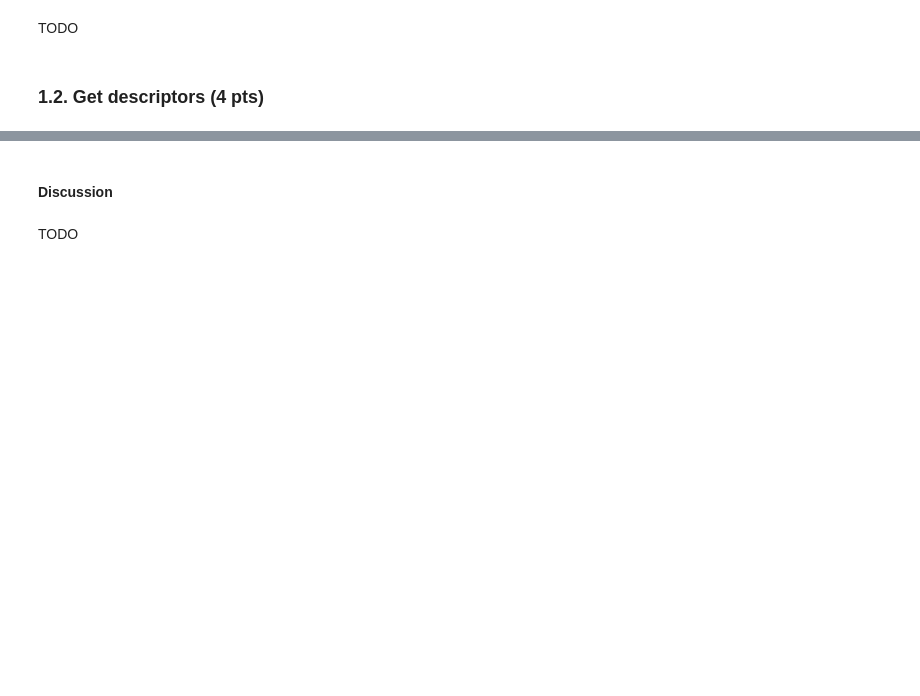
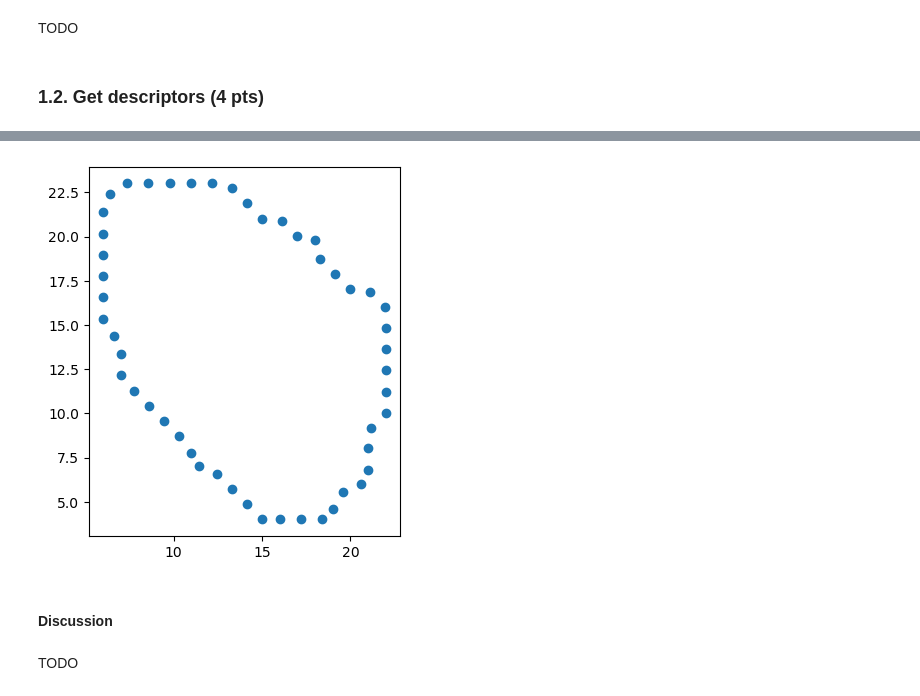
Before and after one commit to beckersven/iapr, a Jupyter notebook: labs/lab_02_object_description.ipynb, the cells around one changed output, grey strips where cells are left out. Saved outputs shown, nothing was run; the diff lists cells and outputs as text; code cells hidden in the pictures; blank space fills up the shorter version.

```diff
--- a/labs/lab_02_object_description.ipynb
+++ b/labs/lab_02_object_description.ipynb
@@ -209,0 +161,79 @@ plt.scatter(desc.real, desc.imag)
+# %%
+from scipy import interpolate
+from scipy.interpolate import Rbf
+
+from shapely.geometry import Polygon, Point, LineString
+
+def uniform_distance_points_on_polygon(polygon, distance, num_points):
+    # Get the perimeter of the polygon
+    perimeter = polygon.length
+
+    # Calculate the number of points to sample per unit length of the perimeter
+    points_per_unit = num_points / perimeter
+
+    # Sample points on the perimeter of the polygon
+    perimeter_points = []
+    perimeter_length = 0
+    for i in range(len(polygon.exterior.coords) - 1):
+        start_point = Point(polygon.exterior.coords[i])
+        end_point = Point(polygon.exterior.coords[i+1])
+        segment_length = start_point.distance(end_point)
+        segment_points = int(round(points_per_unit * segment_length))
+        for j in range(segment_points):
+            distance_along_segment = j / segment_points * segment_length
+            point = LineString((start_point, end_point,)).interpolate(distance_along_segment, normalized=True)
+            perimeter_points.append(point)
+            perimeter_length += distance
+
+    # Filter points by distance from each other
+    filtered_points = []
+    for i, point in enumerate(perimeter_points):
+        if i == 0:
+            filtered_points.append(point)
+        elif point.distance(filtered_points[-1]) >= distance:
+            filtered_points.append(point)
+
+    return np.array([(point.x, point.y) for point in filtered_points])
+
+
+N = 50 # Random guess
+
+def get_descriptors(img, N=N):
+    contours, _ = cv2.findContours(img, cv2.RETR_LIST, cv2.CHAIN_APPROX_NONE)
+    contour = max(contours, key=lambda x: cv2.contourArea(x))
+    x = [pt[0][0] for pt in contour]
+    y = [pt[0][1] for pt in contour]
+
+
+
+    distance = np.cumsum(np.sqrt( np.ediff1d(x, to_begin=0)**2 + np.ediff1d(y, to_begin=0)**2 ))
+
+
+    f = interpolate.interp1d(distance, np.array([x,y]),kind="linear")
+    xnew,ynew = f(np.linspace(0, distance[-1], N))
+
+    polygon = Polygon(np.array([x,y]).T)
+    points = uniform_distance_points_on_polygon(polygon, 1e-5, N)
+
+
+
+    descriptors = []
+    for (re,im) in zip(xnew, ynew):
+    # for (re,im) in points:
+
+        descriptors.append(complex(re, im))
+
+
+
+    return descriptors
+
+# Check first 10 descriptors of a test image (just to check that your pipeline works well)
+print(get_descriptors(zeros_im[0])[:10])
+import matplotlib.pyplot as plt
+desc = np.array(get_descriptors(zeros_im[1]))
+for i in range(10):
+    print(np.abs(desc[i] - desc[i+1]))
+ax = plt.gca()
+ax.set_aspect('equal', adjustable='box')
+plt.scatter(desc.real, desc.imag)
+# %% [output]
@@ -210,3 +252,4 @@ plt.scatter(desc.real, desc.imag)
+[figure, added]
 # %% [markdown]
 #### Discussion
 # %% [markdown]
```
Also changed, not shown: parts of 15 cells of this notebook.
